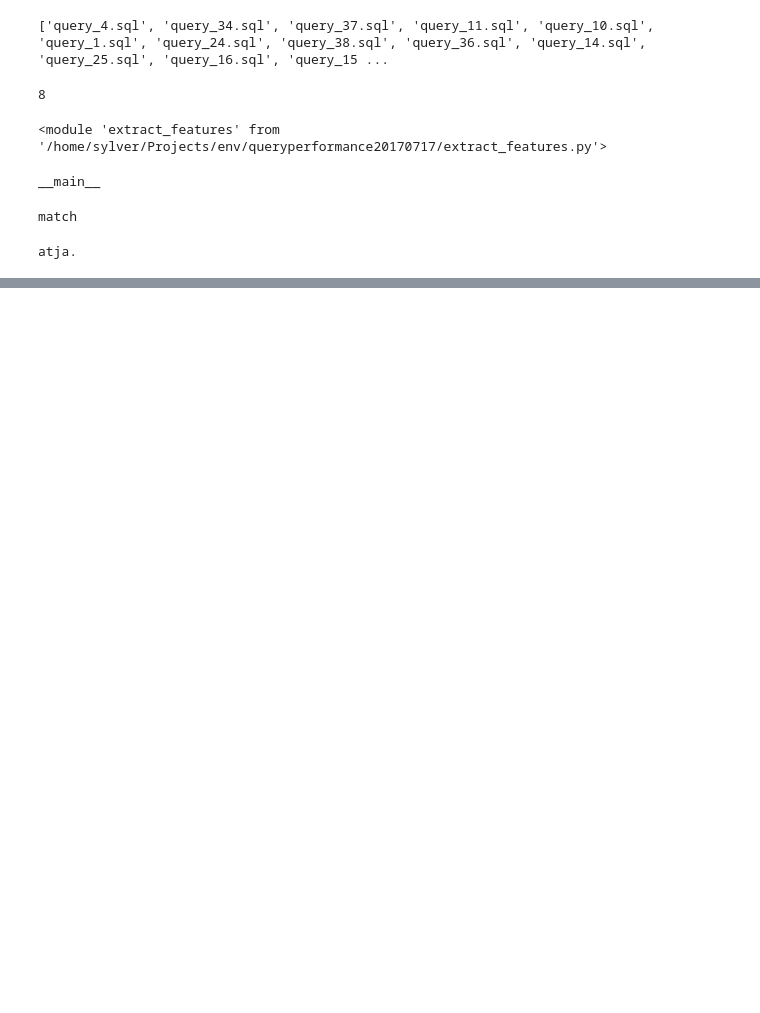
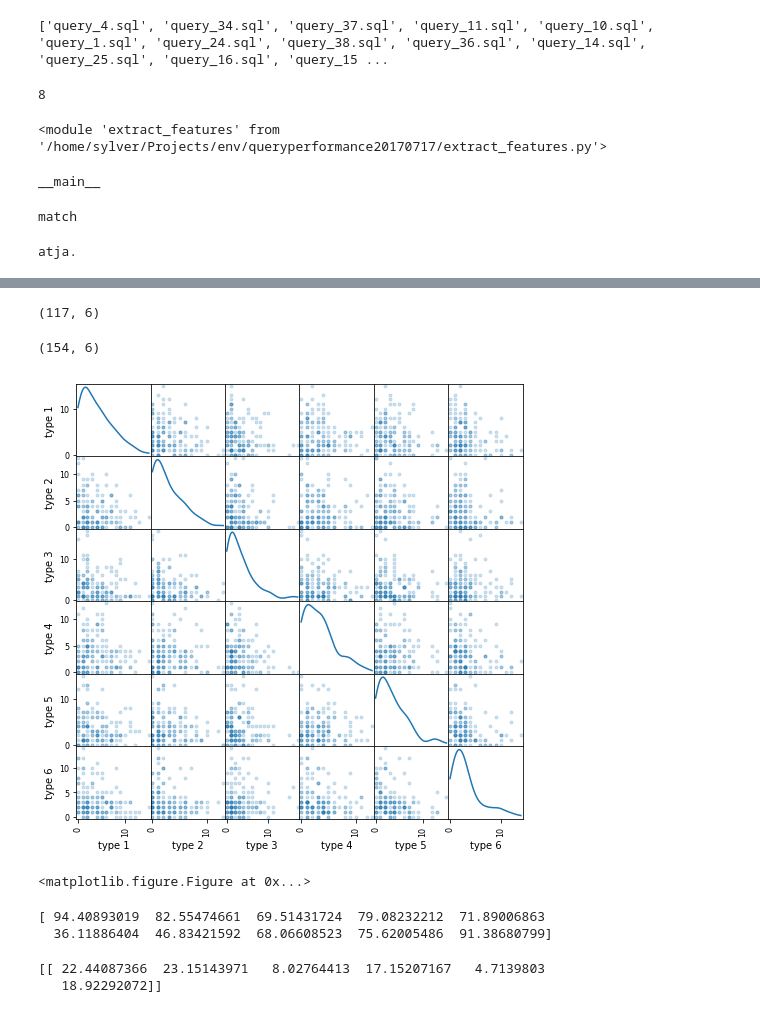
Before and after one commit to SylverChen/qb, a Jupyter notebook: 2017-07-20.ipynb, the cells around one changed output, grey strips where cells are left out. Drawn from its saved outputs; the diff is of its cells as text; code cells hidden in the pictures; blank space fills up the shorter version.

```diff
--- a/2017-07-20.ipynb
+++ b/2017-07-20.ipynb
@@ -378,0 +422,17 @@ pprint(data)
+# %%
+print(samples.shape)
+# %% [output]
+(117, 6)
+# %%
+lhd = pyDOE.lhs(6, samples=100000, criterion=None) * 24
+lhd_new = lhd[np.sum(lhd, axis=1) <= 26]
+container = list()
+for element in lhd_new.flat:
+              container.append(int(round(element, 0)))
+samples = np.array(container)
+(xdim, ydim) = lhd_new.shape
+samples = samples.reshape(xdim, ydim)
+samples = samples[np.sum(samples, axis=1) <= 24]
+print(samples.shape)
+# %% [output]
+(154, 6)
@@ -378,0 +444,20 @@ pprint(data)
+# %%
+df = pd.DataFrame(samples, columns=['type 1', 'type 2', 'type 3', 'type 4', 'type 5', 'type 6'])
+sm = scatter_matrix(df, alpha=0.2, figsize=(8, 8), diagonal='kde')
+plt.savefig('samples.pdf', bbox_inches='tight')
+eplt.show()
+# %% [output]
+[figure, added]
+<matplotlib.figure.Figure at 0x...>
+# %%
+b = a.sum(axis=1)
+print(b)
+# %% [output]
+[ 94.40893019  82.55474661  69.51431724  79.08232212  71.89006863
+  36.11886404  46.83421592  68.06608523  75.62005486  91.38680799]
+# %%
+a_new = a[np.sum(a, axis=1) > 93]
+print(a_new)
+# %% [output]
+[[ 22.44087366  23.15143971   8.02764413  17.15207167   4.7139803
+   18.92292072]]
```
Also changed, not shown: parts of 24 cells of this notebook, 7 other files.
